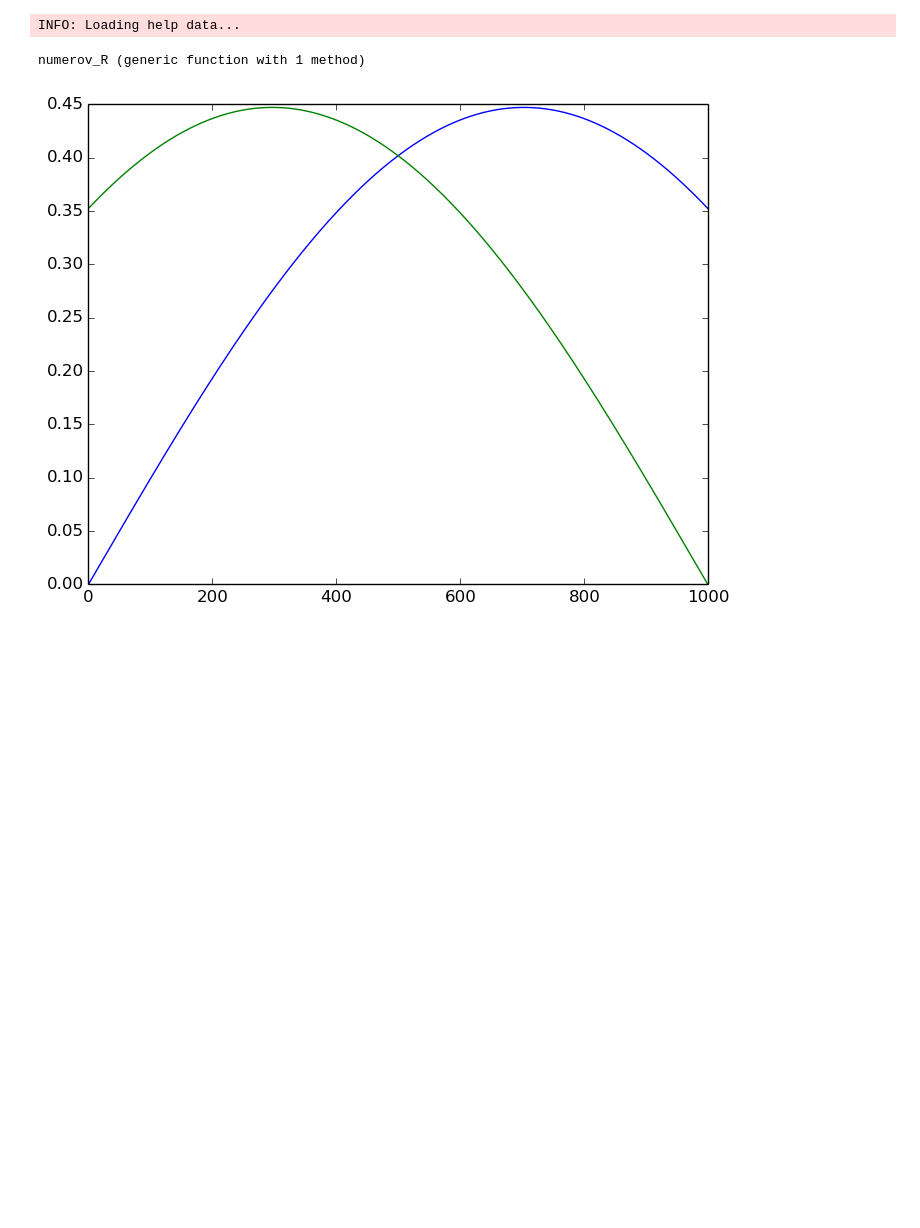
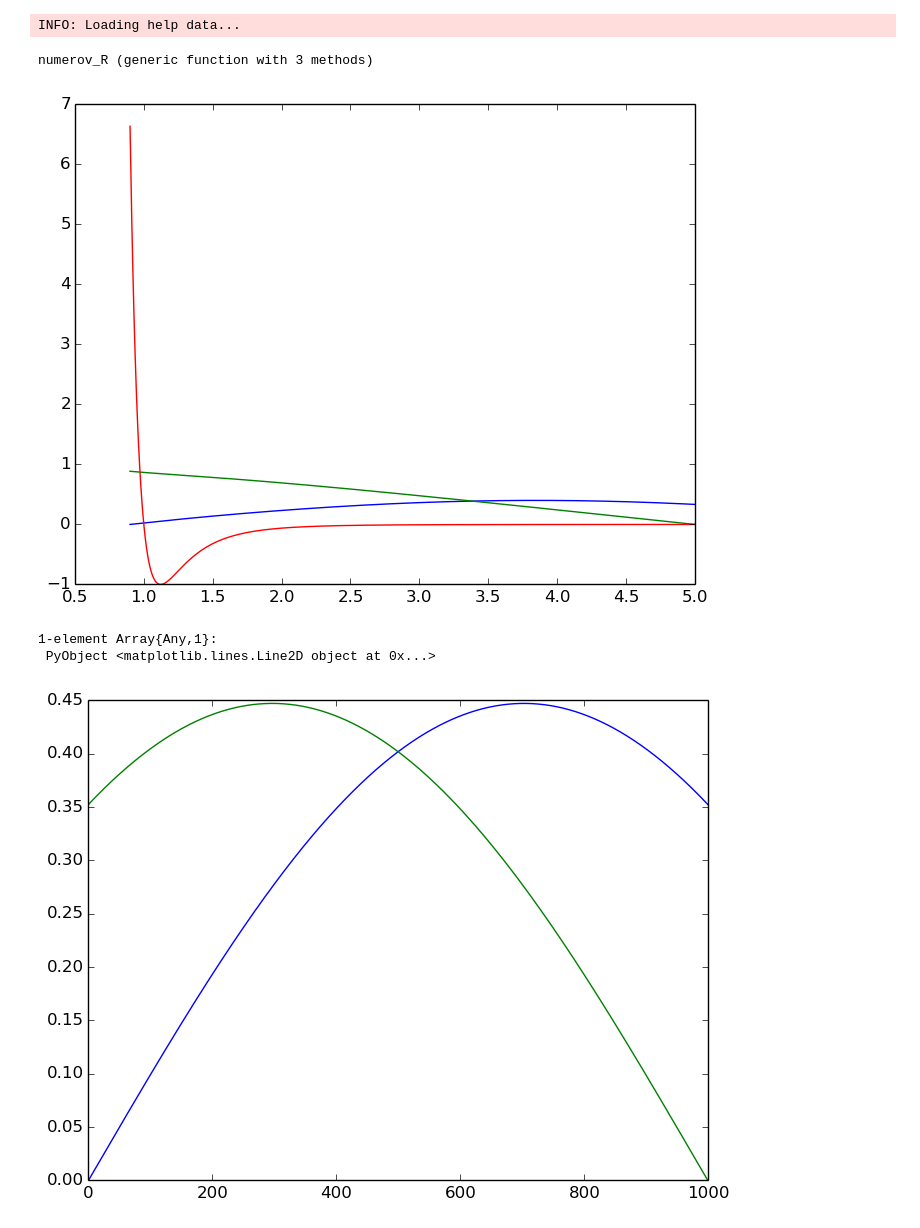
Before and after one commit to davidamaro/finalcompu, a Jupyter notebook: trabajo.ipynb, the cells around one changed output. Cells and saved outputs as stored; diff of their text form; code cells hidden in the pictures; blank space fills up the shorter version.

Commit message:
numerov sjala

```diff
--- a/trabajo.ipynb
+++ b/trabajo.ipynb
@@ -89,37 +89,53 @@ using PyPlot
 INFO: Loading help data...
 # %%
 #Definimos el numerove de izquierda a derecha
-function numerov_L(N, E, f, dx)
+function numerov_L(N, E, f, x_i, x_f)
+    g(x) = (f(x) - E)
+    Delta = (x_f-x_i)/N
+    phi = zeros(Float64, N)
+    #definimos los primeros dos elementos
+    phi[1] = 0
+    phi[2] = 0.001(1 - Delta^2 * g(x_i+Delta)/12)
+    #hacemos el paso iterativo
+    for i in 3:N
+        phi[i] = 2*phi[i - 1] - phi[i - 2] + Delta^2 * g((i - 1) * Delta + x_i) * phi[i - 1] / (1 - Delta^2 * g((i - 1) * Delta+ x_i)/12)
+    end
+    #regresamos el valor de cada ψ_n  en un arreglo
+    return float([phi[i]/((1 - Delta^2 * g((i - 1) * Delta + x_i)/12)) for i in 1:N])
+end
+#Y la que va hacia la izquierda
+function numerov_R(N, E, f, x_i, x_f)
     g(x) = (f(x) - E)
     Delta = dx
-    phi = zeros(N)
+    phi = zeros(Float64, N)
     #definimos los primeros dos elementos
-    phi[1] = 0
-    phi[2] = 0.001(1 - Delta^2 * g(0)/12)
+    phi[end] = 0
+    phi[end-1] = 0.001(1 - Delta^2 * g(x_f-Delta)/12)
     #hacemos el paso iterativo
-    for i in 3:N
-        phi[i] = 2*phi[i - 1] - phi[i - 2] + Delta^2 * g((i - 1) * Delta) * phi[i - 1] / (1 - Delta^2 * g((i - 1) * Delta)/12)
+    for i in reverse(1:N - 2)
+        phi[i] = 2*phi[i + 1] - phi[i + 2] + Delta^2 * g((i + 1) * Delta+ x_i) * phi[i + 1] / (1 - Delta^2 * g((i + 1) * Delta+ x_i)/12)
     end
     #regresamos el valor de cada ψ_n  en un arreglo
-    return [phi[i]/((1 - Delta^2 * g((i - 1) * Delta)/12)) for i in 1:N]
+    return float([phi[i]/((1 - Delta^2 * g((i - 1) * Delta+ x_i)/12)) for i in 1:N])
 end
-#Y la que va hacia la izquierda
-function numerov_R(N, E, f, dx)
-    g(x) = (f(x) - E)
-    Delta = dx
-    phi = zeros(N)
-    #definimos los primeros dos elementos
-    phi[end] = 0
-    phi[end-1] = 0.001(1 - Delta^2 * g(0)/12)
-    #hacemos el paso iterativo
-    for i in reverse(1:N - 2)
-        phi[i] = 2*phi[i + 1] - phi[i + 2] + Delta^2 * g((i + 1) * Delta) * phi[i + 1] / (1 - Delta^2 * g((i + 1) * Delta)/12)
-    end
-    #regresamos el valor de cada ψ_n  en un arreglo
-    return [phi[i]/((1 - Delta^2 * g((i - 1) * Delta)/12)) for i in 1:N]
-end
 # %% [output]
-numerov_R (generic function with 1 method)
+numerov_R (generic function with 3 methods)
+# %%
+lj(x) = 4(1/x^12-1/x^6)
+N = 1000
+dx =1/N
+x = linspace(0.9,5,N)
+E = .259
+ψ_L = numerov_L(N, E, lj, 0.9, 5)
+ψ_R = numerov_R(N, E, lj, 0.9, 5)
+plot(x, ψ_L)
+plot(x, ψ_R)
+V = [lj(u) for u in x]
+plot(x, V)
+# %% [output]
+[figure, added]
+1-element Array{Any,1}:
+ PyObject <matplotlib.lines.Line2D object at 0x...>
 # %%
 #Una pequeña prueba
 using PyPlot
```
Also changed, not shown: parts of 4 cells of this notebook.
